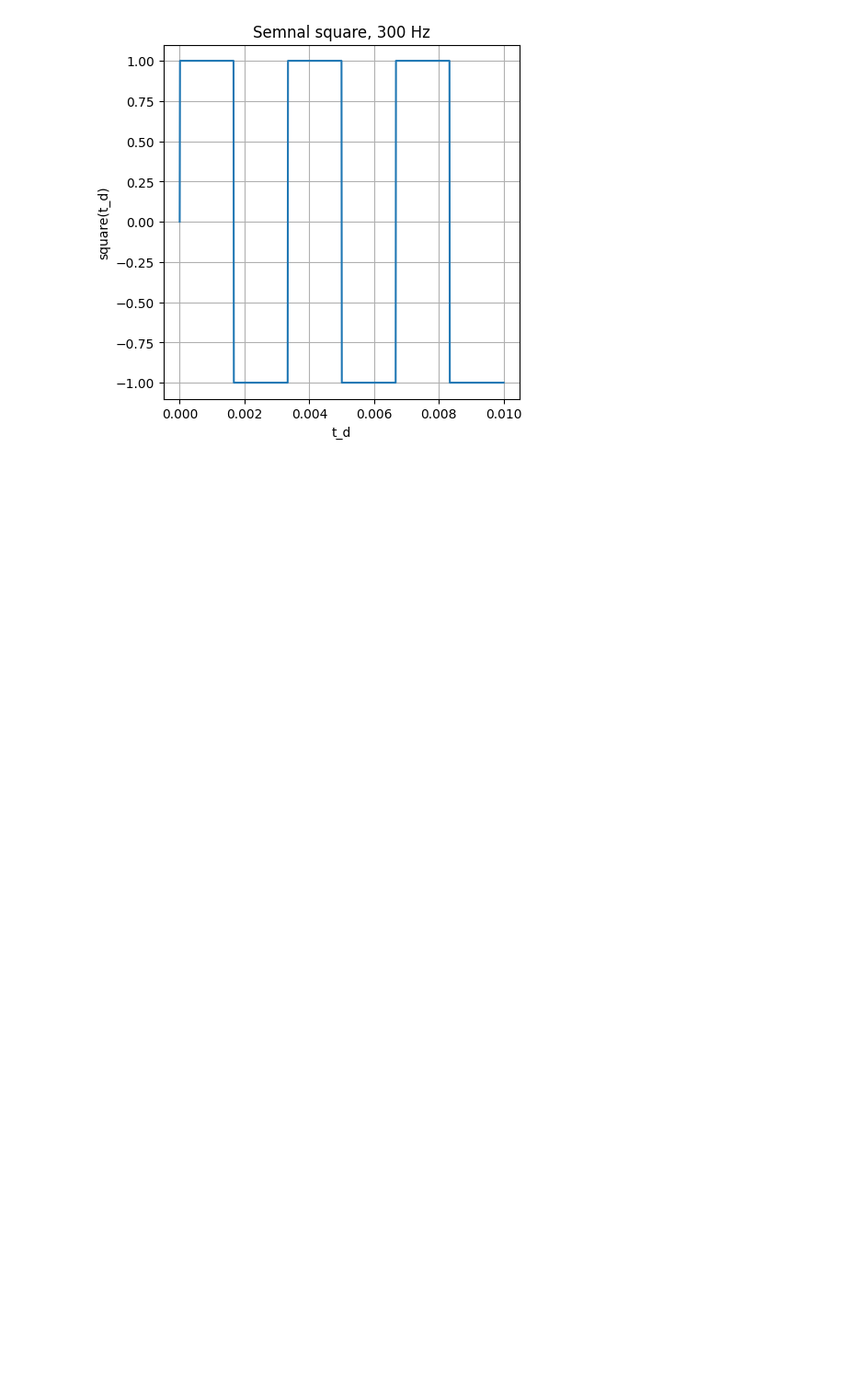
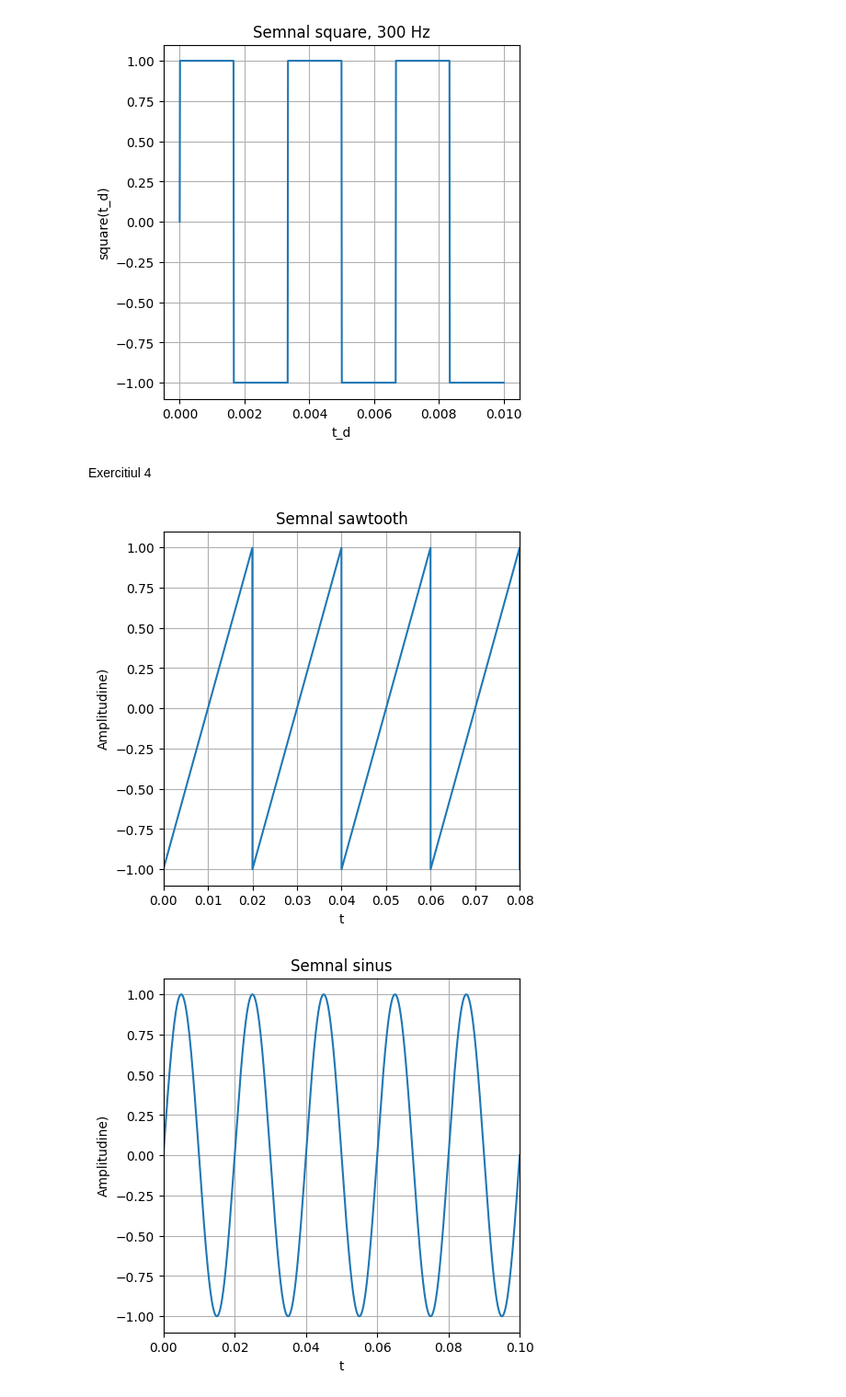
Before and after one commit to davide-perli/ProcesareaSemnalelor, a Jupyter notebook: Lab2/Lab2.ipynb, the cells around one changed output. Shown at 92% size. Saved outputs shown, nothing was run; the diff lists cells and outputs as text; code cells hidden in the pictures; blank space fills up the shorter version.

```diff
--- a/Lab2/Lab2.ipynb
+++ b/Lab2/Lab2.ipynb
@@ -175,3 +176,46 @@ sounddevice.play(semnal, rata)
 sounddevice.wait()
 # %% [output]
 [figure]
+# %% [markdown]
+Exercitiul 4
+# %%
+frecventa = 50
+duration_c = 2
+rata_esantion = 40000
+t = numpy.linspace(0, duration_c, int(rata_esantion * duration_c))
+saw_c = sig.sawtooth(2 * numpy.pi * frecventa * t)
+semnal_sinus = numpy.sin(2 * numpy.pi * frecventa * t)
+semnal_combinat = semnal_sinus + saw_c
+plt.plot(t, saw_c)
+plt.xlabel('t')
+plt.ylabel('Amplitudine)')
+plt.title('Semnal sawtooth')
+plt.grid(True)
+plt.xlim(0, 0.08)
+plt.savefig(fname = './semnal_sawtooth_ex4.pdf', format = 'pdf')
+plt.show()
+sounddevice.play(saw_c, rata_esantion)
+sounddevice.wait()
+plt.plot(t, semnal_sinus)
+plt.xlabel('t')
+plt.ylabel('Amplitudine)')
+plt.title('Semnal sinus')
+plt.grid(True)
+plt.xlim(0, 0.1)
+plt.savefig(fname = './semnal_sinusoidal_ex4.pdf', format = 'pdf')
+plt.show()
+sounddevice.play(semnal_sinus, rata_esantion)
+sounddevice.wait()
+plt.plot(t, semnal_combinat)
+plt.xlabel('t')
+plt.ylabel('Amplitudine)')
+plt.title('Semnal combinat')
+plt.grid(True)
+plt.xlim(0, 0.1)
+plt.savefig(fname = './semnal_sinusoidal_sawtooth_ex4.pdf', format = 'pdf')
+plt.show()
+sounddevice.play(semnal_combinat, rata_esantion)
+sounddevice.wait()
+# %% [output]
+[figure, added]
+[figure, added]
```
Also changed, not shown: parts of 15 cells of this notebook, 20 other files.
